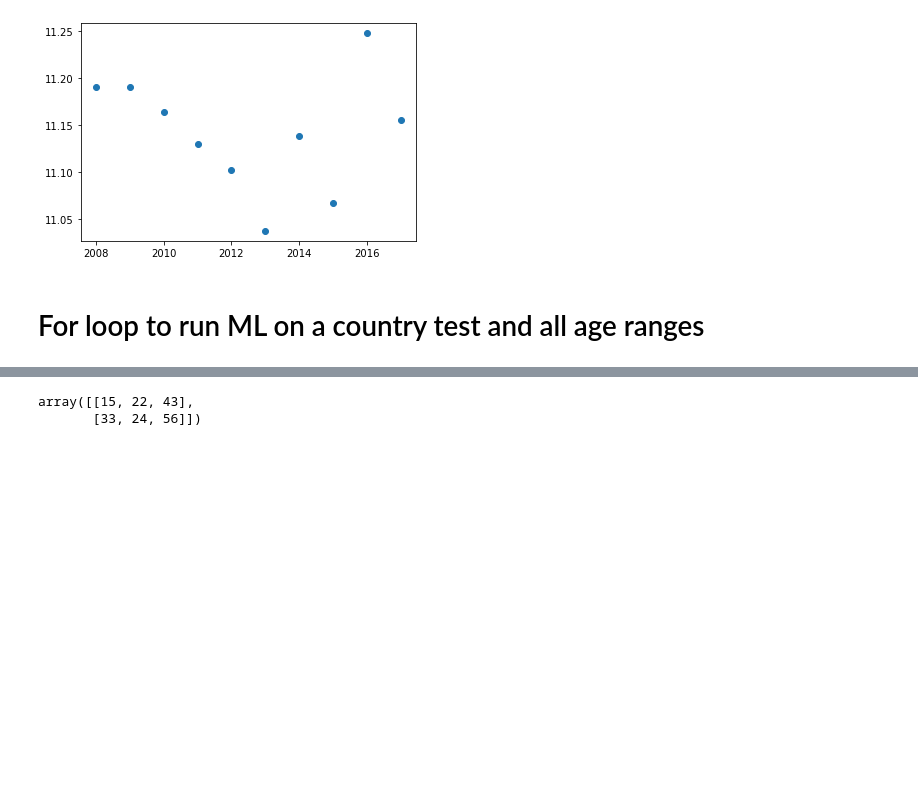
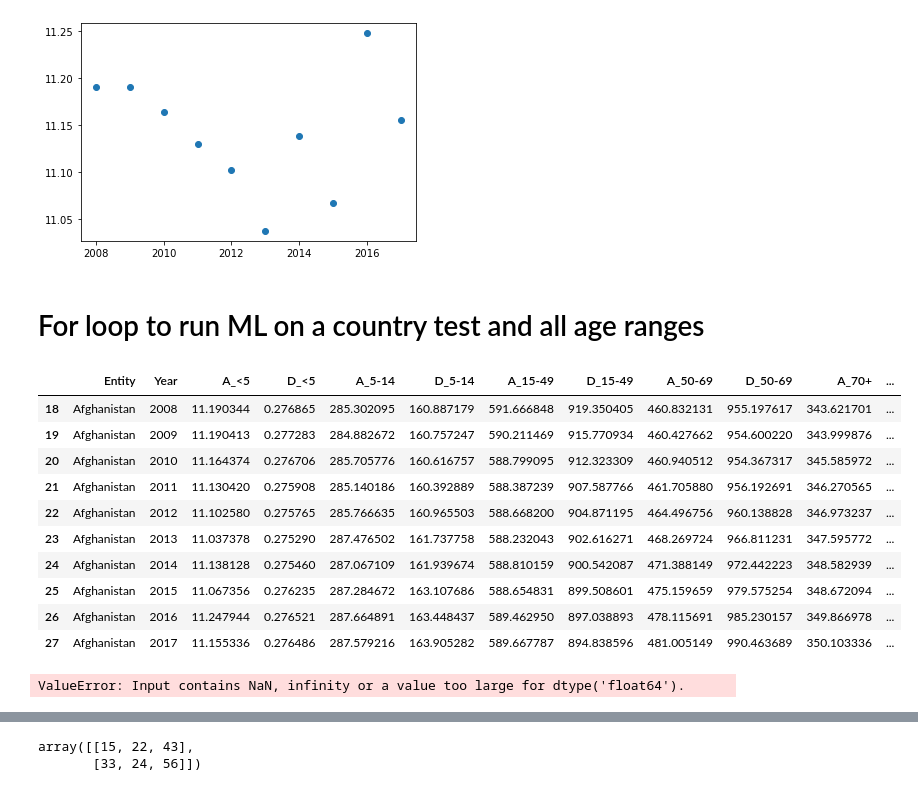
Before and after one commit to dianeyaneza/UWA-Data-Final_Project, a Jupyter notebook: wmhdata.ipynb, the cells around one changed output, grey strips where cells are left out. Cells and saved outputs as stored; diff of their text form; code cells hidden in the pictures; blank space fills up the shorter version.

```diff
--- a/wmhdata.ipynb
+++ b/wmhdata.ipynb
@@ -271,6 +291,21 @@ Results for future years:  [[11.12777626]
 [figure]
 # %% [markdown]
 # For loop to run ML on a country test and all age ranges
+# %%
+afghanistan = tenyears_df.loc[tenyears_df['Entity'] == 'Afghanistan', :]
+afghanistan
+# %% [output]
+|  | Entity | Year | A_<5 | D_<5 | A_5-14 | D_5-14 | A_15-49 | D_15-49 | A_50-69 | D_50-69 | A_70+ | ... |
+| 18 | Afghanistan | 2008 | 11.190344 | 0.276865 | 285.302095 | 160.887179 | 591.666848 | 919.350405 | 460.832131 | 955.197617 | 343.621701 | ... |
+| 19 | Afghanistan | 2009 | 11.190413 | 0.277283 | 284.882672 | 160.757247 | 590.211469 | 915.770934 | 460.427662 | 954.600220 | 343.999876 | ... |
+| 20 | Afghanistan | 2010 | 11.164374 | 0.276706 | 285.705776 | 160.616757 | 588.799095 | 912.323309 | 460.940512 | 954.367317 | 345.585972 | ... |
+| 21 | Afghanistan | 2011 | 11.130420 | 0.275908 | 285.140186 | 160.392889 | 588.387239 | 907.587766 | 461.705880 | 956.192691 | 346.270565 | ... |
+| 22 | Afghanistan | 2012 | 11.102580 | 0.275765 | 285.766635 | 160.965503 | 588.668200 | 904.871195 | 464.496756 | 960.138828 | 346.973237 | ... |
+| 23 | Afghanistan | 2013 | 11.037378 | 0.275290 | 287.476502 | 161.737758 | 588.232043 | 902.616271 | 468.269724 | 966.811231 | 347.595772 | ... |
+| 24 | Afghanistan | 2014 | 11.138128 | 0.275460 | 287.067109 | 161.939674 | 588.810159 | 900.542087 | 471.388149 | 972.442223 | 348.582939 | ... |
+| 25 | Afghanistan | 2015 | 11.067356 | 0.276235 | 287.284672 | 163.107686 | 588.654831 | 899.508601 | 475.159659 | 979.575254 | 348.672094 | ... |
+| 26 | Afghanistan | 2016 | 11.247944 | 0.276521 | 287.664891 | 163.448437 | 589.462950 | 897.038893 | 478.115691 | 985.230157 | 349.866978 | ... |
+| 27 | Afghanistan | 2017 | 11.155336 | 0.276486 | 287.579216 | 163.905282 | 589.667787 | 894.838596 | 481.005149 | 990.463689 | 350.103336 | ... |
 # %%
 # Foor loop to predict future years for Afghanistan and across age groups
 
@@ -285,7 +320,7 @@ afghanistan
 
 # -----------------------------------------------------------
 # Dictionary to save afghanistan data from ML prediction forecast
-forecast_data_afg = []
+forecast_data_afg = {}
 
 # Run for loop to go through all columns for anxiety and depression across all age range
 
@@ -308,25 +343,31 @@ for column in afghanistan.iloc[:, 2:]:
     #     model.predict([[2018],[2019],[2020],[2021]]))
 
     # Append results into dictionary 'forecast_data_afg' above
-    forecast_data_afg.append(model.predict([[2018],[2019],[2020],[2021]]))
+    forecast_data_afg[column] = np.array(model.predict([[2018],[2019],[2020],[2021]])).flatten()
 
     # CHECK that results have been appended
-    # forecast_data_afg
+    forecast_data_afg
 
     # Convert into a dataframe
-    # forecast_df_afg = pd.DataFrame(forecast_data_afg, columns=[afghanistan[column]])
+    forecast_df_afg = pd.DataFrame.from_dict(forecast_data_afg)
 
-    # # Create dataframe for forecasted future years
-    # future_years = pd.DataFrame({'Year': [2018, 2019, 2020, 2021]})
-    # # Concat future years dataframe with forecasted data
-    # result = pd.concat([future_years, forecast_df], axis=1)
-    # # CHECK
-    # # result
+    # Create dataframe for forecasted future years
+    future_years = pd.DataFrame({'Entity': ['Afghanistan','Afghanistan','Afghanistan','Afghanistan'],'Year': [2018, 2019, 2020, 2021]})
+
+    # CHECK
+    future_years
+
+    # Concat future years dataframe with forecasted data
+    result = pd.concat([future_years, forecast_df_afg], axis=1)
+    # CHECK
+    result
 
     # # Append results to main dataframe
-    # afghanistan_subset = afghanistan_subset.append(result, ignore_index=True)
+    # afghanistan = afghanistan.append(result, ignore_index=True)
 
-    # CHECK
-    # afghanistan_subset
+    # # CHECK
+    # afghanistan
 
 # REMEMBER TO EVALUATE MODEL
+# %% [output]
+ValueError: Input contains NaN, infinity or a value too large for dtype('float64').
```
Also changed, not shown: parts of 6 cells of this notebook, 1 other file.
